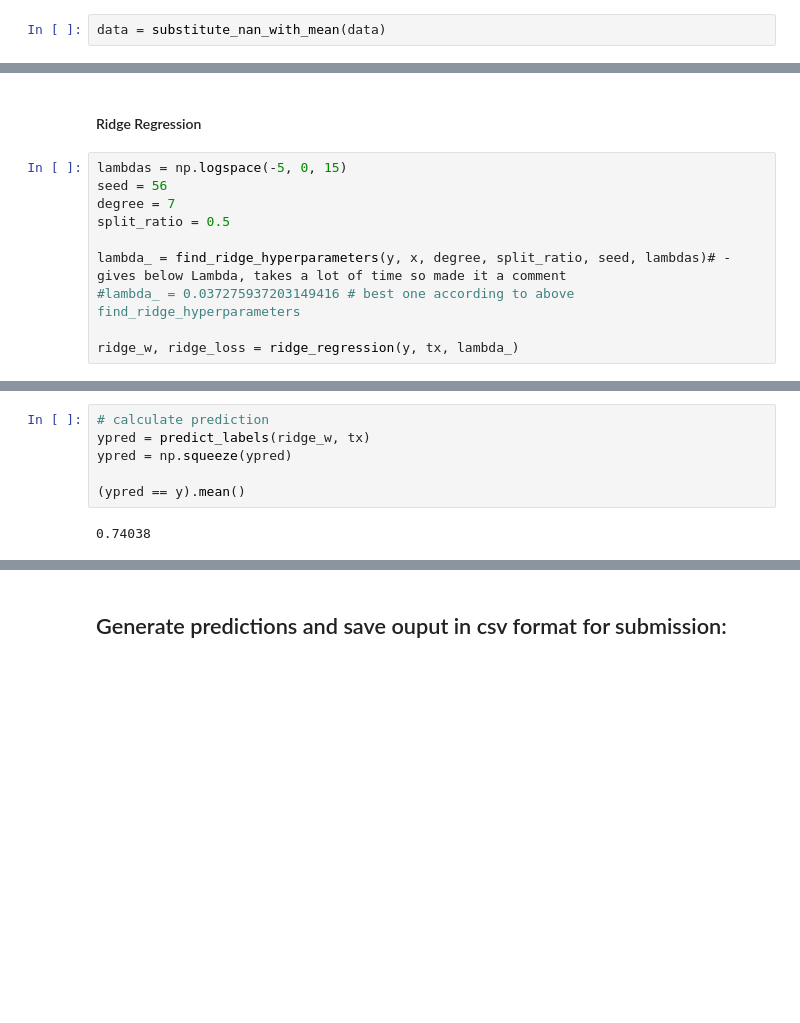
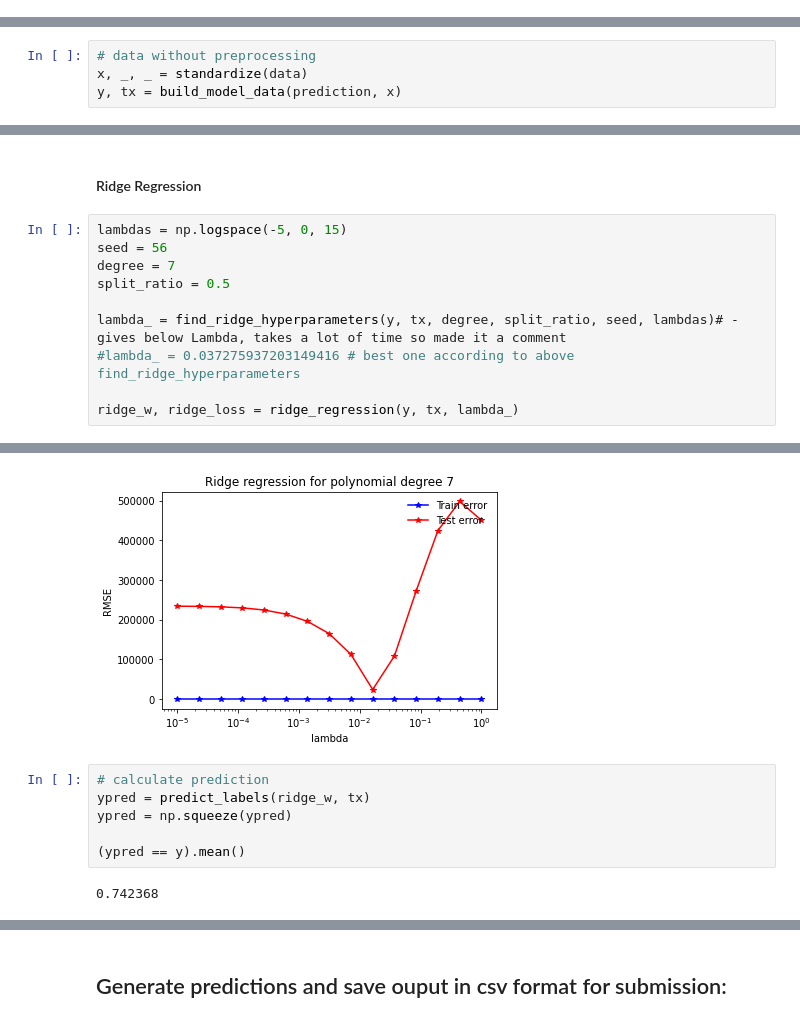
Before and after one commit to paocela/CS433-ML_Project_1-Higgs_Boson, a Jupyter notebook: project1.ipynb, the cells around one changed output, grey strips where cells are left out. Cells and saved outputs as stored; diff of their text form; blank space fills up the shorter version.

```diff
--- a/project1.ipynb
+++ b/project1.ipynb
@@ -17,5 +20,3 @@ prediction, data, ids = load_csv_data(DATA_TRAIN_PATH)
 ## Do your thing crazy machine learning thing here :) ...
 # %% [markdown]
 #### Data Cleaning and Preprocessing
-# %%
-data = substitute_nan_with_mean(data)
@@ -55,3 +29,7 @@ tx.shape
+# %%
+# data without preprocessing
+x, _, _ = standardize(data)
+y, tx = build_model_data(prediction, x)
 # %% [markdown]
 ### Exploratory Data Analysis
 # %% [markdown]
@@ -238,7 +191,7 @@ seed = 56
 degree = 7
 split_ratio = 0.5
 
-lambda_ = find_ridge_hyperparameters(y, x, degree, split_ratio, seed, lambdas)# - gives below Lambda, takes a lot of time so made it a comment
+lambda_ = find_ridge_hyperparameters(y, tx, degree, split_ratio, seed, lambdas)# - gives below Lambda, takes a lot of time so made it a comment
 #lambda_ = 0.037275937203149416 # best one according to above find_ridge_hyperparameters
 
 ridge_w, ridge_loss = ridge_regression(y, tx, lambda_)
@@ -263,3 +215,4 @@ Ridge Regression: loss = 0.687032107160095
+[figure, added]
 # %%
 # calculate prediction
 ypred = predict_labels(ridge_w, tx)
@@ -267,7 +220,7 @@ ypred = np.squeeze(ypred)
 
 (ypred == y).mean()
 # %% [output]
-0.74038
+0.742368
 # %%
 lambdas = np.logspace(-5, 0, 15)
 seed = 56
```
Also changed, not shown: parts of 34 cells of this notebook, 3 other files.
